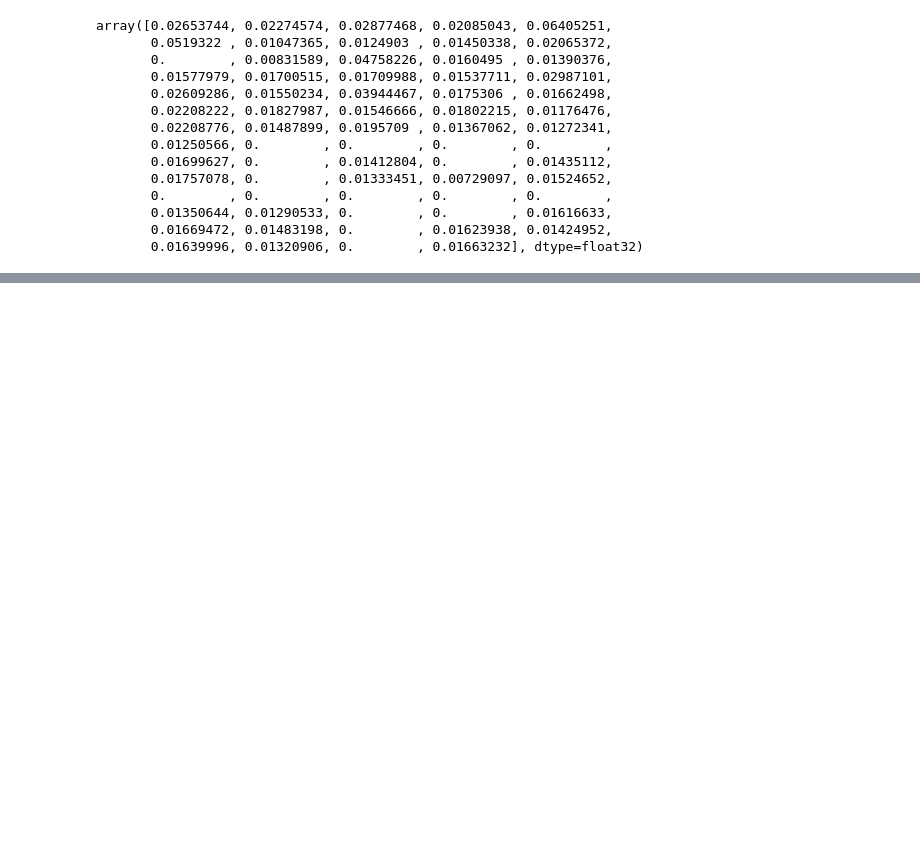
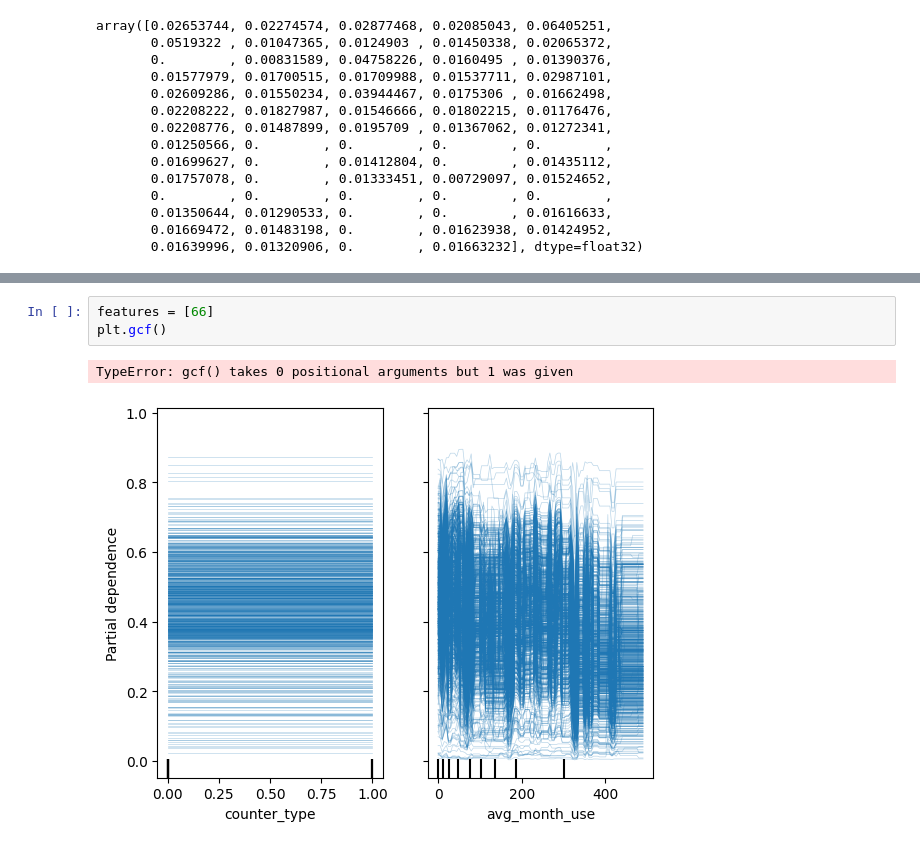
Before and after one commit to TomPreto/Fraud-Detection-ML, a Jupyter notebook: AW_error_features.ipynb, the cells around one changed output, grey strips where cells are left out. Drawn from its saved outputs; the diff is of its cells as text; blank space fills up the shorter version.

```diff
--- a/AW_error_features.ipynb
+++ b/AW_error_features.ipynb
@@ -366,0 +397,6 @@ array([0.02653744, 0.02274574, 0.02877468, 0.02085043, 0.06405251,
+# %%
+features = [66]
+plt.gcf()
+# %% [output]
+TypeError: gcf() takes 0 positional arguments but 1 was given
+[figure, added]
```
Also changed, not shown: parts of 7 cells of this notebook.
